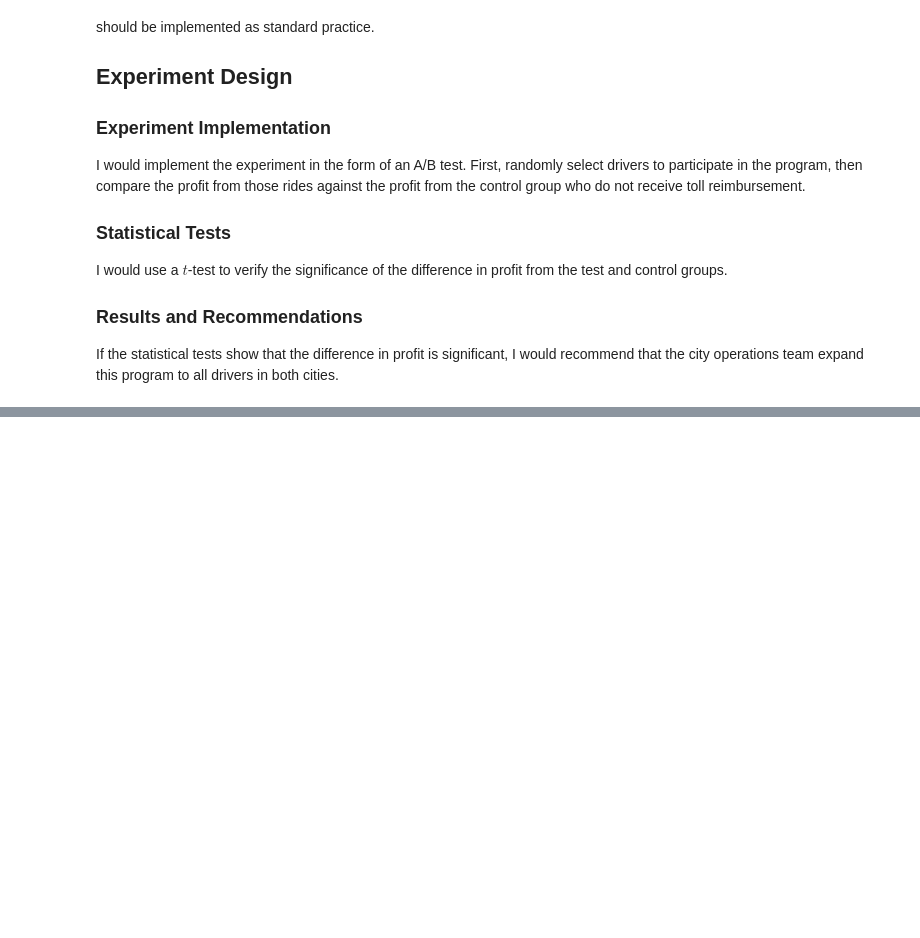
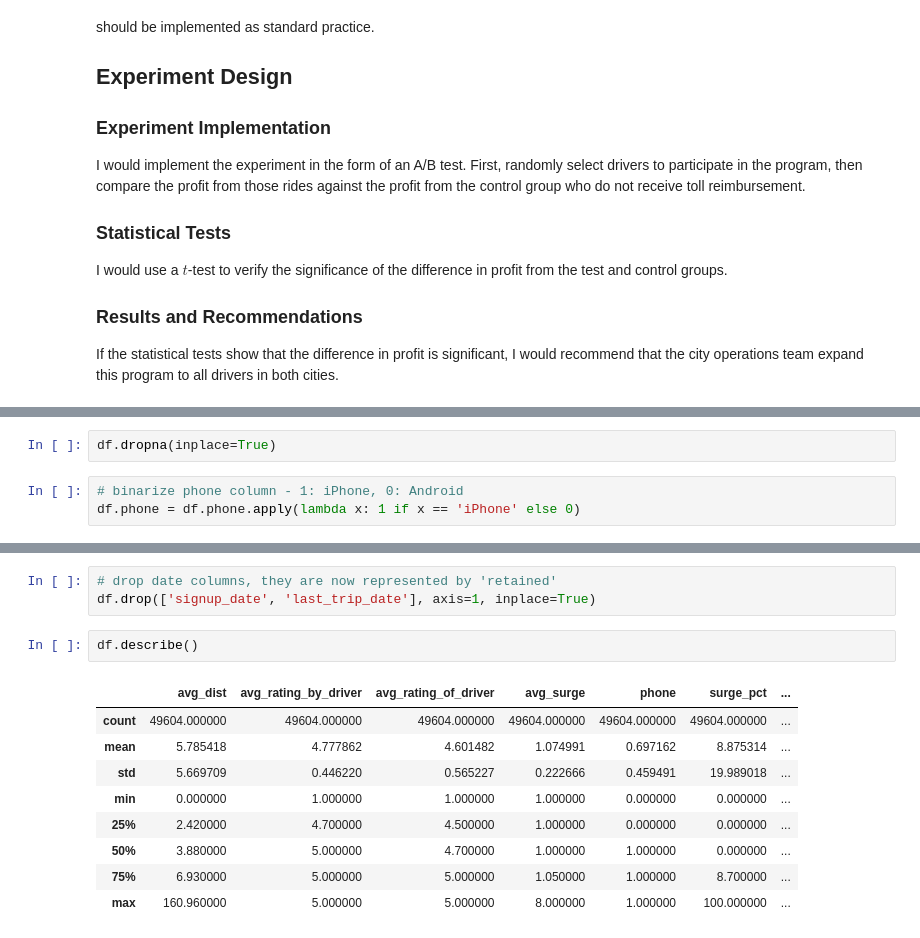
Before and after one commit to coshmeo/springboard, a Jupyter notebook: ultimate_challenge/Solution.ipynb, the cells around one changed output, grey strips where cells are left out. Cells and saved outputs as stored; diff of their text form; blank space fills up the shorter version.

```diff
--- a/ultimate_challenge/Solution.ipynb
+++ b/ultimate_challenge/Solution.ipynb
@@ -312,0 +360,5 @@ FALSE otherwise
+# %%
+df.dropna(inplace=True)
+# %%
+# binarize phone column - 1: iPhone, 0: Android
+df.phone = df.phone.apply(lambda x: 1 if x == 'iPhone' else 0)
@@ -312,0 +375,15 @@ FALSE otherwise
+# %%
+# drop date columns, they are now represented by 'retained'
+df.drop(['signup_date', 'last_trip_date'], axis=1, inplace=True)
+# %%
+df.describe()
+# %% [output]
+|  | avg_dist | avg_rating_by_driver | avg_rating_of_driver | avg_surge | phone | surge_pct | ... |
+| count | 49604.000000 | 49604.000000 | 49604.000000 | 49604.000000 | 49604.000000 | 49604.000000 | ... |
+| mean | 5.785418 | 4.777862 | 4.601482 | 1.074991 | 0.697162 | 8.875314 | ... |
+| std | 5.669709 | 0.446220 | 0.565227 | 0.222666 | 0.459491 | 19.989018 | ... |
+| min | 0.000000 | 1.000000 | 1.000000 | 1.000000 | 0.000000 | 0.000000 | ... |
+| 25% | 2.420000 | 4.700000 | 4.500000 | 1.000000 | 0.000000 | 0.000000 | ... |
+| 50% | 3.880000 | 5.000000 | 4.700000 | 1.000000 | 1.000000 | 0.000000 | ... |
+| 75% | 6.930000 | 5.000000 | 5.000000 | 1.050000 | 1.000000 | 8.700000 | ... |
+| max | 160.960000 | 5.000000 | 5.000000 | 8.000000 | 1.000000 | 100.000000 | ... |
```
Also changed, not shown: parts of 39 cells of this notebook.
